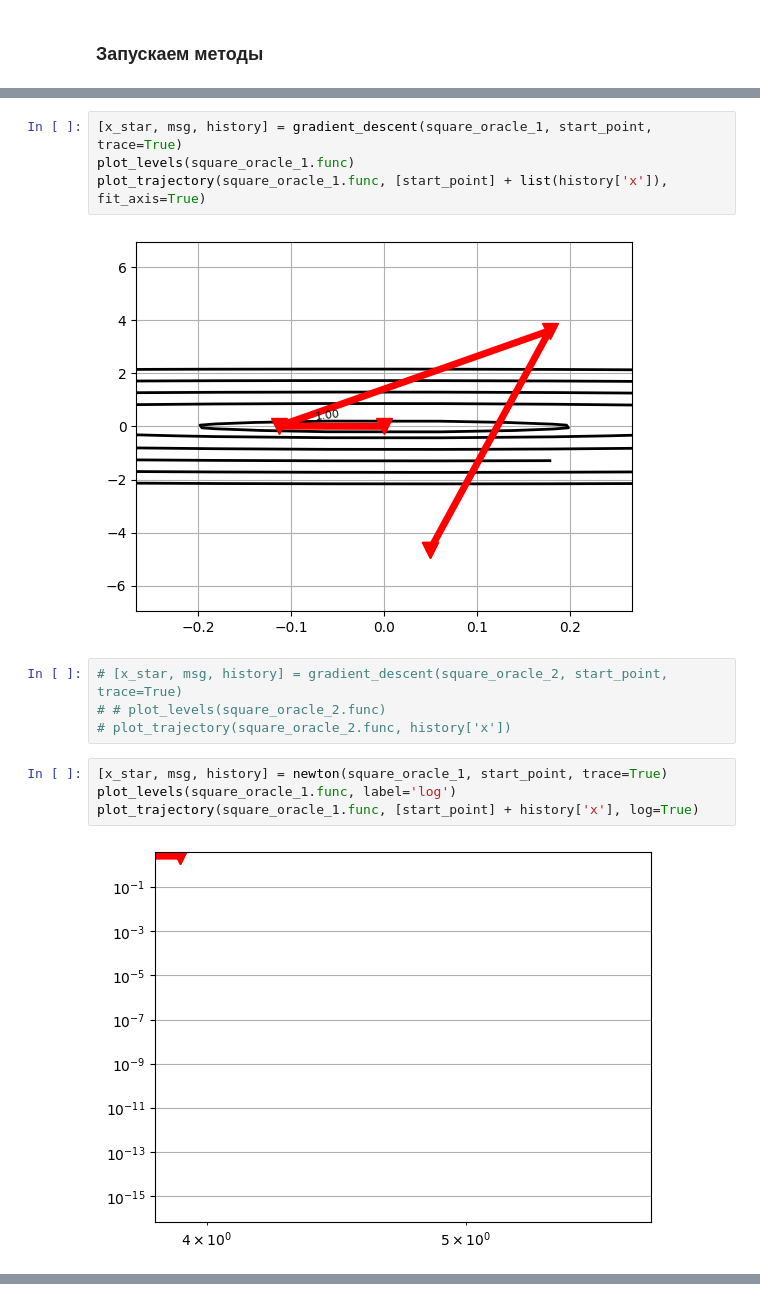
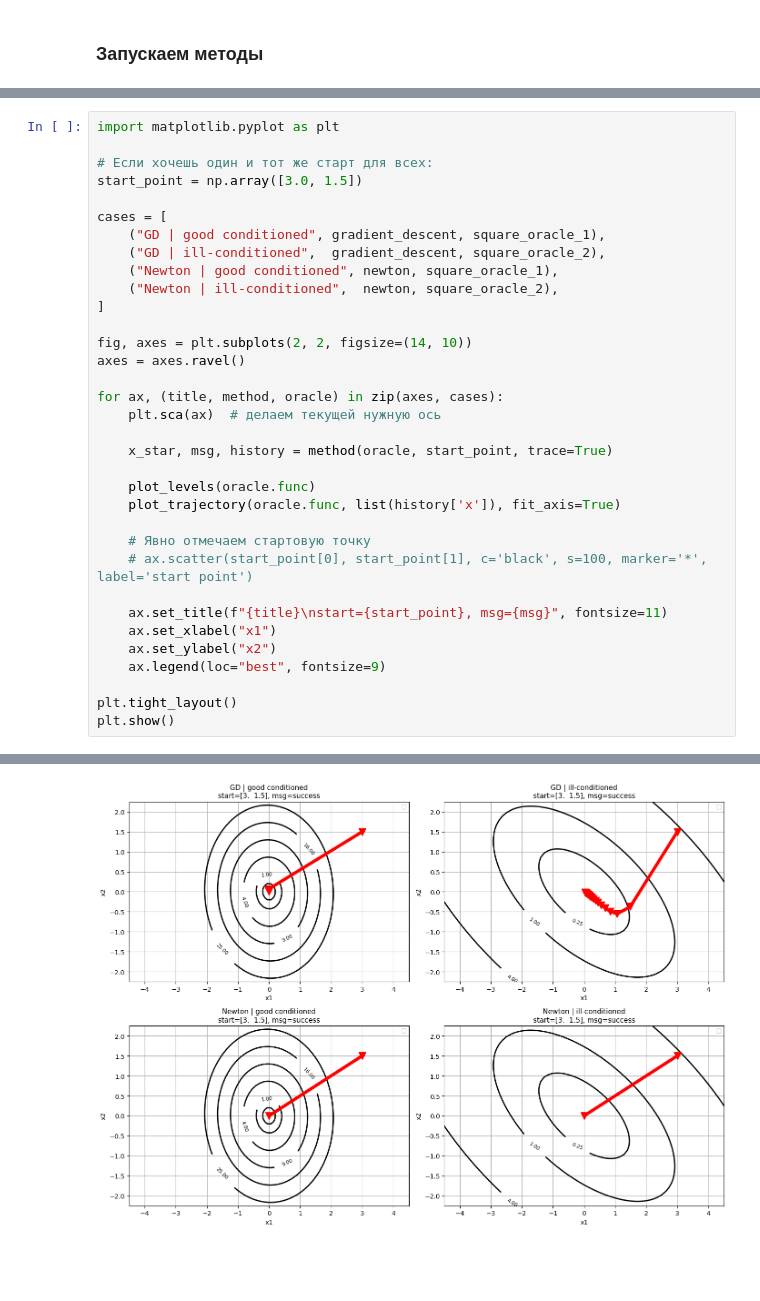
Before and after one commit to crustaceano/ExistanseOfNonExistentSubject, a Jupyter notebook: tasks/task_3_2.ipynb, the cells around one changed output, grey strips where cells are left out. Saved outputs shown, nothing was run; the diff lists cells and outputs as text; blank space fills up the shorter version.

```diff
--- a/tasks/task_3_2.ipynb
+++ b/tasks/task_3_2.ipynb
@@ -53,16 +47,35 @@ array([ 0.04936209, -4.6462311 ])
-# %%
-[x_star, msg, history] = gradient_descent(square_oracle_1, start_point, trace=True)
-plot_levels(square_oracle_1.func)
-plot_trajectory(square_oracle_1.func, [start_point] + list(history['x']), fit_axis=True)
-# %% [output]
-[figure, removed]
-# %%
-# [x_star, msg, history] = gradient_descent(square_oracle_2, start_point, trace=True)
-# # plot_levels(square_oracle_2.func)
-# plot_trajectory(square_oracle_2.func, history['x'])
-# %%
-[x_star, msg, history] = newton(square_oracle_1, start_point, trace=True)
-plot_levels(square_oracle_1.func, label='log')
-plot_trajectory(square_oracle_1.func, [start_point] + history['x'], log=True)
-# %% [output]
-[figure, removed]
+# %%
+import matplotlib.pyplot as plt
+
+# Если хочешь один и тот же старт для всех:
+start_point = np.array([3.0, 1.5])
+
+cases = [
+    ("GD | good conditioned", gradient_descent, square_oracle_1),
+    ("GD | ill-conditioned",  gradient_descent, square_oracle_2),
+    ("Newton | good conditioned", newton, square_oracle_1),
+    ("Newton | ill-conditioned",  newton, square_oracle_2),
+]
+
+fig, axes = plt.subplots(2, 2, figsize=(14, 10))
+axes = axes.ravel()
+
+for ax, (title, method, oracle) in zip(axes, cases):
+    plt.sca(ax)  # делаем текущей нужную ось
+
+    x_star, msg, history = method(oracle, start_point, trace=True)
+
+    plot_levels(oracle.func)
+    plot_trajectory(oracle.func, list(history['x']), fit_axis=True)
+
+    # Явно отмечаем стартовую точку
+    # ax.scatter(start_point[0], start_point[1], c='black', s=100, marker='*', label='start point')
+
+    ax.set_title(f"{title}\nstart={start_point}, msg={msg}", fontsize=11)
+    ax.set_xlabel("x1")
+    ax.set_ylabel("x2")
+    ax.legend(loc="best", fontsize=9)
+
+plt.tight_layout()
+plt.show()
+# %% [output]
@@ -68,0 +86 @@ plot_trajectory(square_oracle_1.func, [start_point] + history['x'], log=True)
+[figure, added]
```
Also changed, not shown: parts of 2 cells of this notebook, 1 other file.
